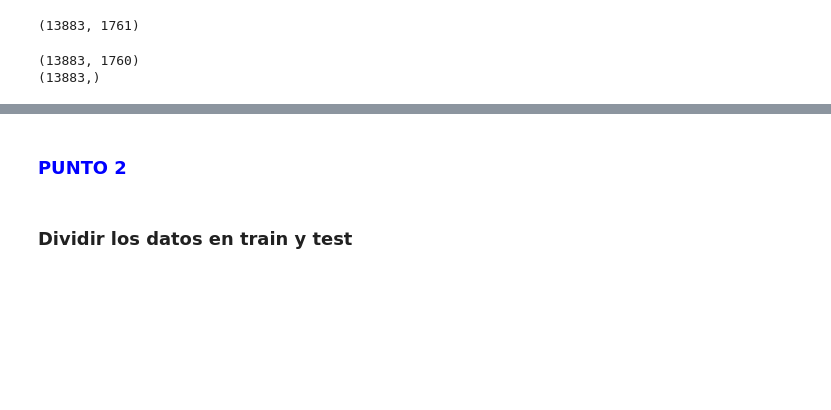
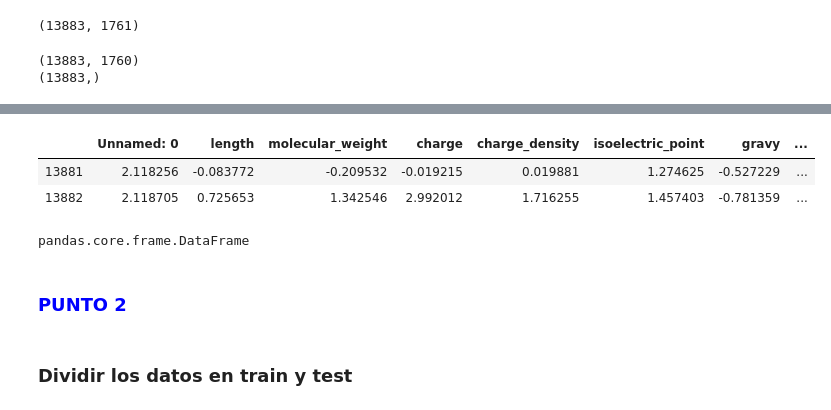
Before and after one commit to efvillar/Clasificacion_Peptidos_UNAL, a Jupyter notebook: Peptidos_tarea.ipynb, the cells around one changed output, grey strips where cells are left out. Drawn from its saved outputs; the diff is of its cells as text; code cells hidden in the pictures; blank space fills up the shorter version.

```diff
--- a/Peptidos_tarea.ipynb
+++ b/Peptidos_tarea.ipynb
@@ -141,3 +151,13 @@ Xdata_std.head(2)
+# %%
+Xdata_std.tail(2)
+# %% [output]
+|  | Unnamed: 0 | length | molecular_weight | charge | charge_density | isoelectric_point | gravy | ... |
+| 13881 | 2.118256 | -0.083772 | -0.209532 | -0.019215 | 0.019881 | 1.274625 | -0.527229 | ... |
+| 13882 | 2.118705 | 0.725653 | 1.342546 | 2.992012 | 1.716255 | 1.457403 | -0.781359 | ... |
+# %%
+type(Xdata_std)
+# %% [output]
+pandas.core.frame.DataFrame
 # %% [markdown]
  ### <font color='blue'>PUNTO 2</font>
 # %% [markdown]
```
Also changed, not shown: parts of 76 cells of this notebook, 3 other files.
